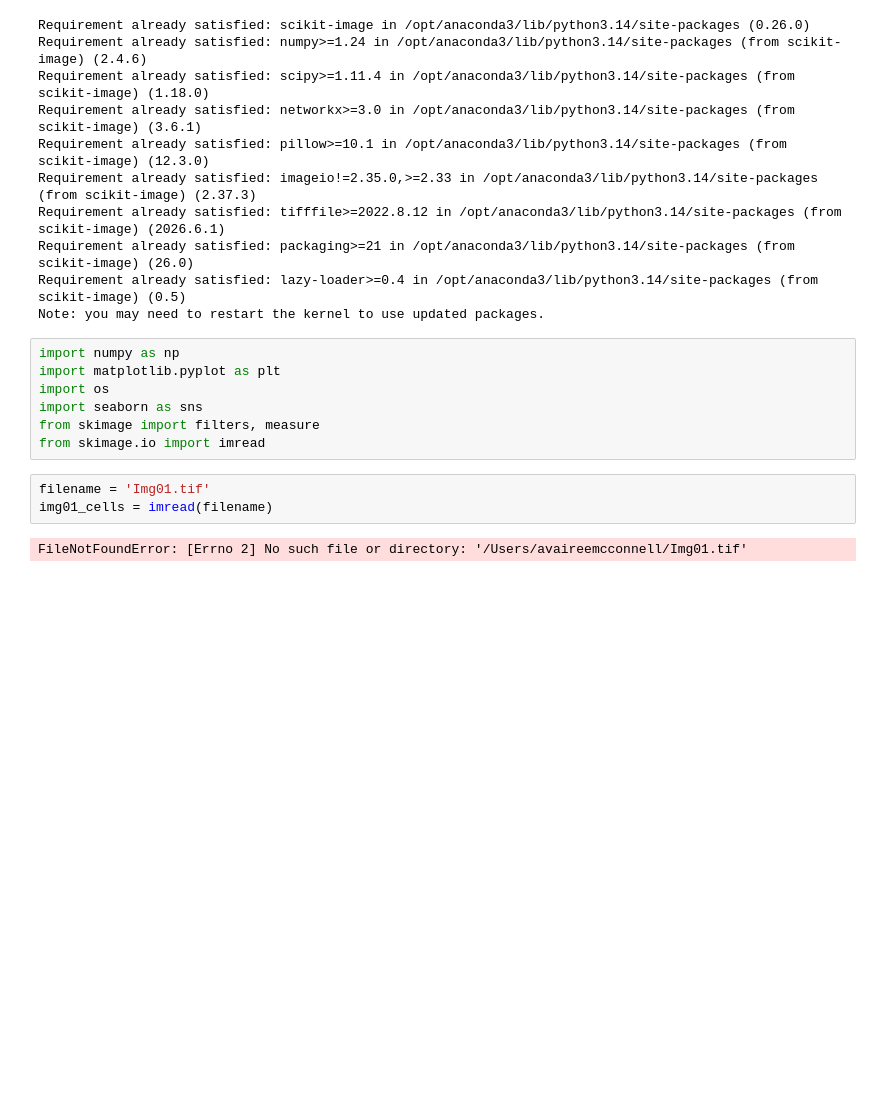
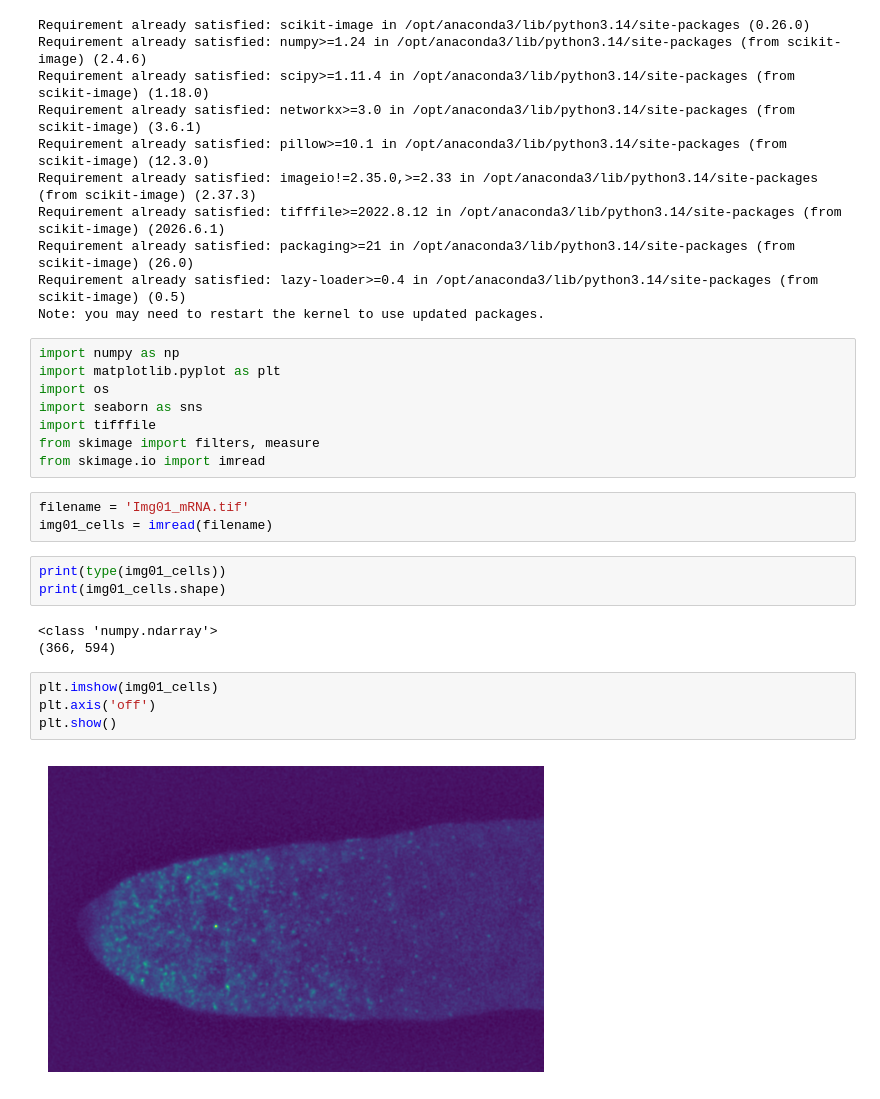
Before and after one commit to avaireem/ABIO588, a Jupyter notebook: Final Project.ipynb, the cells around one changed output. Cells and saved outputs as stored; diff of their text form; blank space fills up the shorter version.

```diff
--- a/Final Project.ipynb
+++ b/Final Project.ipynb
@@ -16,10 +16,21 @@ import numpy as np
 import matplotlib.pyplot as plt
 import os
 import seaborn as sns
+import tifffile
 from skimage import filters, measure
 from skimage.io import imread
 # %%
-filename = 'Img01.tif'
+filename = 'Img01_mRNA.tif'
 img01_cells = imread(filename)
-# %% [output]
-FileNotFoundError: [Errno 2] No such file or directory: '/Users/avaireemcconnell/Img01.tif'
+# %%
+print(type(img01_cells))
+print(img01_cells.shape)
+# %% [output]
+<class 'numpy.ndarray'>
+(366, 594)
+# %%
+plt.imshow(img01_cells)
+plt.axis('off')
+plt.show()
+# %% [output]
+[figure, added]
```
Also changed, not shown: parts of 41 cells of this notebook, 34 other files.
